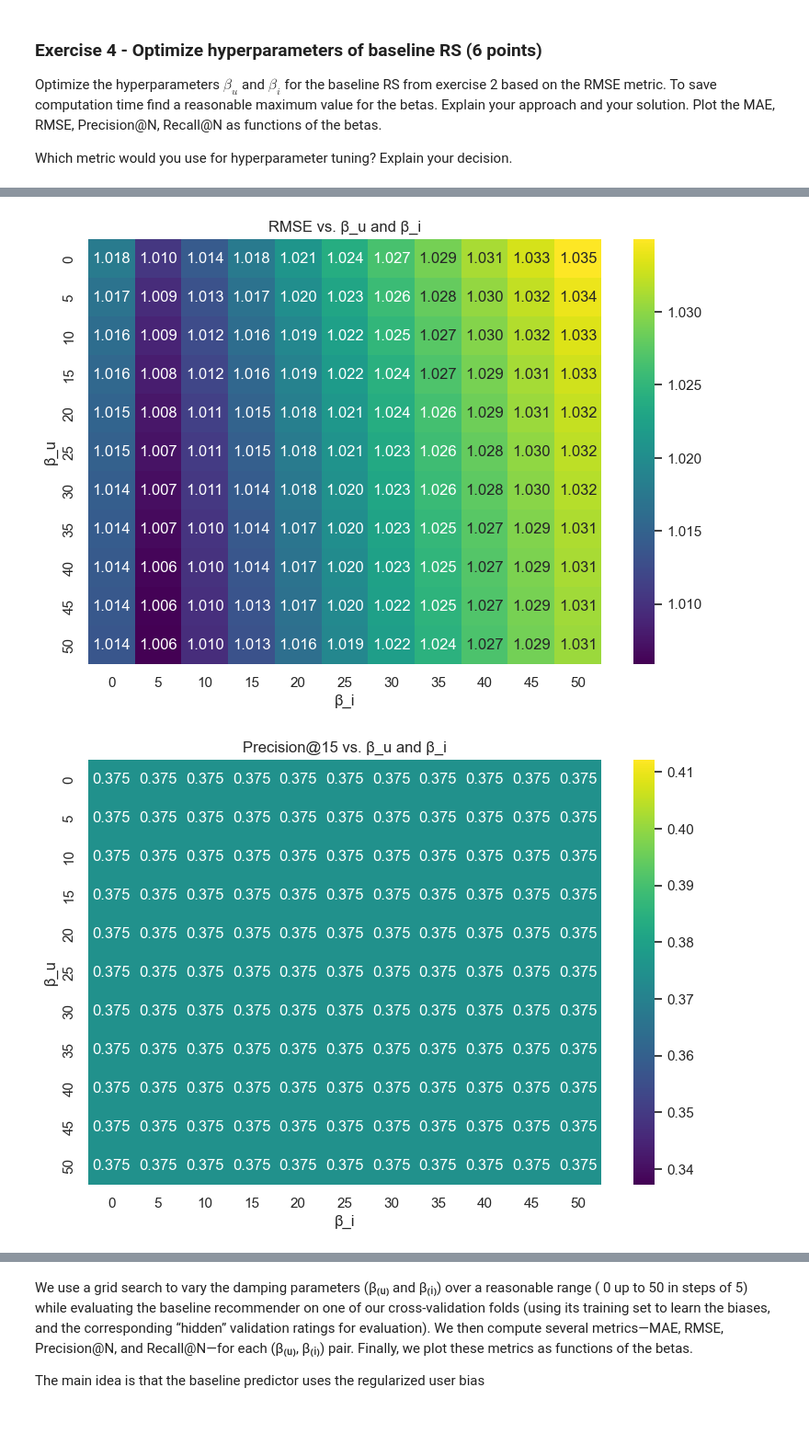
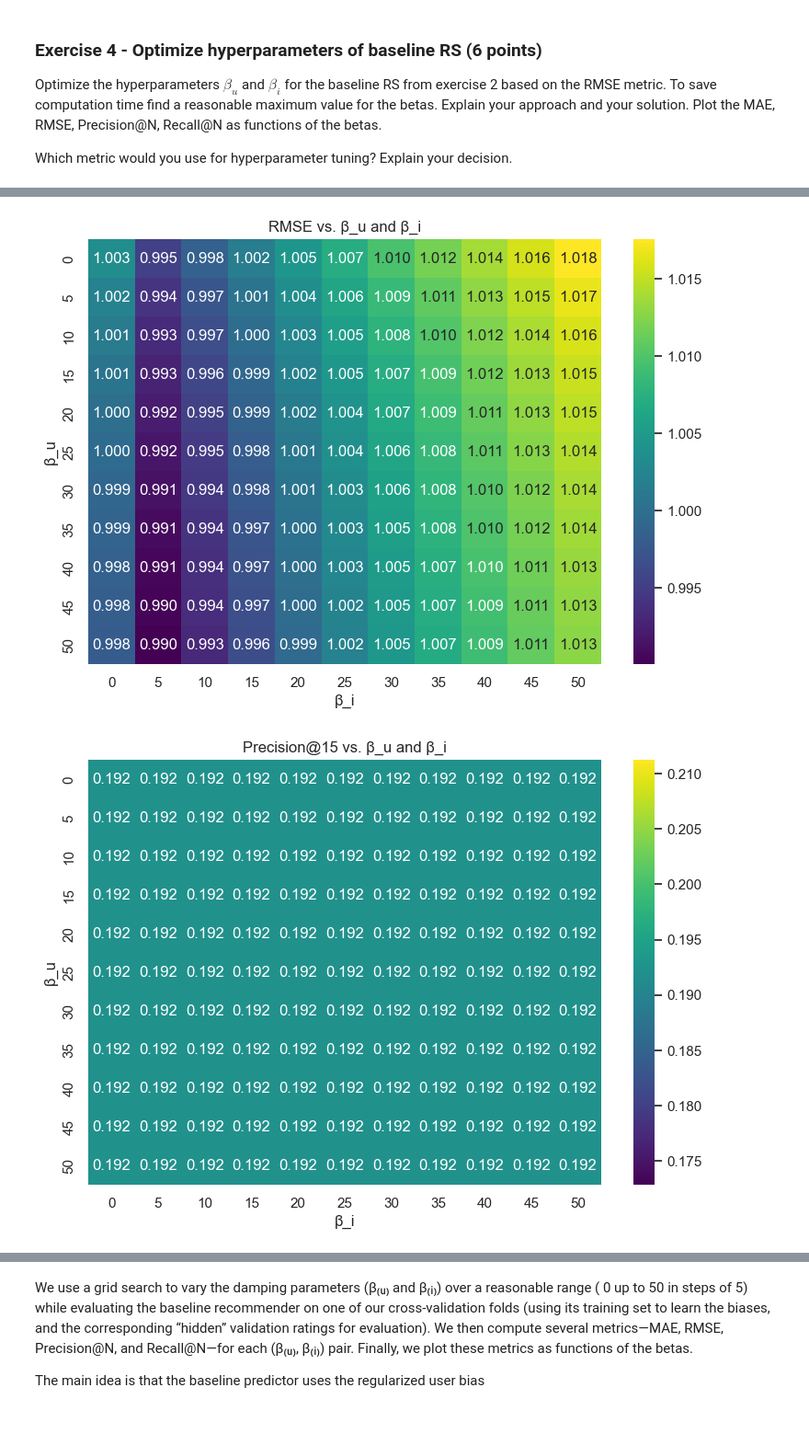
Before and after one commit to Steff72/RSY_MC, a Jupyter notebook: RSY_MiniChallenge_FS25.ipynb, the cells around one changed output, grey strips where cells are left out. Shown at 92% size. Saved outputs shown, nothing was run; the diff lists cells and outputs as text; code cells hidden in the pictures.

Commit message:
eval & readme added

```diff
--- a/RSY_MiniChallenge_FS25.ipynb
+++ b/RSY_MiniChallenge_FS25.ipynb
@@ -912,7 +912,7 @@ def baseline_predict(row, mu, b_u, b_i):
 # Create cross-validation splits (5 folds)
 cv_splits = create_cv_splits(dev_set, n_splits=5, random_state=42)
 
-def evaluate_fold(train_set, val_set, n_hidden=10, beta_u=20, beta_i=20):
+def evaluate_fold(train_set, val_set, n_hidden=5, beta_u=20, beta_i=20):
     """
     For one CV fold: mask the validation set, compute baseline biases on train_set,
     and generate predictions for the hidden validation set.
@@ -933,7 +933,7 @@ def evaluate_fold(train_set, val_set, n_hidden=10, beta_u=20, beta_i=20):
 # Loop over all folds and compute evaluation metrics for baseline RS.
 fold_metrics = []
 for i, (train_set, val_set) in enumerate(cv_splits, start=1):
-    eval_df = evaluate_fold(train_set, val_set, n_hidden=10, beta_u=20, beta_i=20)
+    eval_df = evaluate_fold(train_set, val_set, n_hidden=5, beta_u=20, beta_i=20)
     rmse_fold = calculate_rmse(eval_df)
     mae_fold = calculate_mae(eval_df)
     prec_fold = precision_at_n(eval_df, n=15, threshold=4.0)
@@ -1005,7 +1005,7 @@ for beta_u_val in beta_range:
         fold_recs = []
         # Loop over all CV folds for these beta values:
         for train_set, val_set in cv_splits:
-            eval_df = evaluate_fold(train_set, val_set, n_hidden=10, beta_u=beta_u_val, beta_i=beta_i_val)
+            eval_df = evaluate_fold(train_set, val_set, n_hidden=5, beta_u=beta_u_val, beta_i=beta_i_val)
             fold_rmses.append(calculate_rmse(eval_df))
             fold_maes.append(calculate_mae(eval_df))
             fold_precs.append(precision_at_n(eval_df, n=15, threshold=4.0))
@@ -1059,2 +1059,2 @@ print(f"Sample item biases (b_i): {best_b_i.head()}")
-[figure, old version]
+[figure, new version]
-[figure, old version]
+[figure, new version]
```
Also changed, not shown: parts of 13 cells of this notebook, 1 other file.
